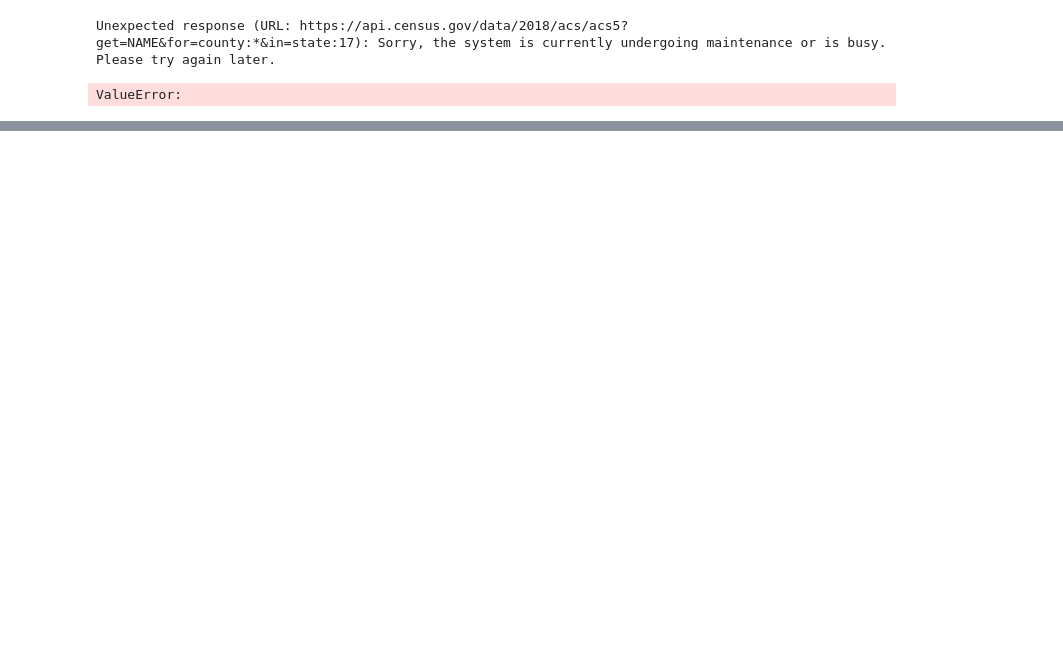
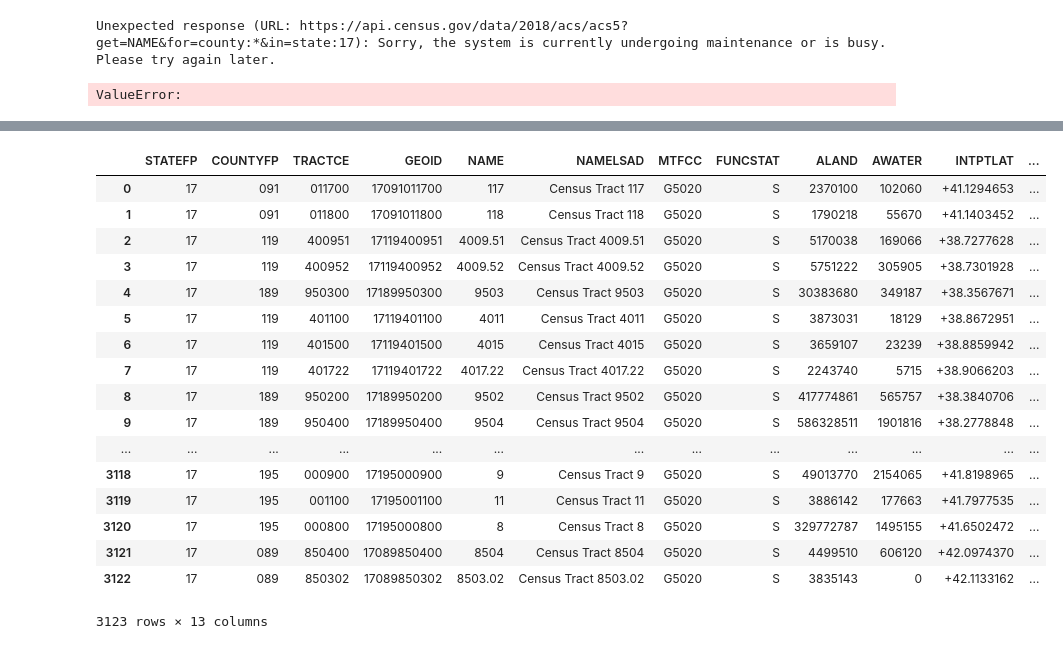
Before and after one commit to ndignazio/transit-ml, a Jupyter notebook: link_tracts.ipynb, the cells around one changed output, grey strips where cells are left out. Cells and saved outputs as stored; diff of their text form; code cells hidden in the pictures; blank space fills up the shorter version.

Commit message:
Added land area to tracts

```diff
--- a/link_tracts.ipynb
+++ b/link_tracts.ipynb
@@ -4,3 +4,7 @@ from download import acs5
 # %% [output]
 Unexpected response (URL: https://api.census.gov/data/2018/acs/acs5?get=NAME&for=county:*&in=state:17): Sorry, the system is currently undergoing maintenance or is busy.  Please try again later.
 ValueError:
+# %%
+import geopandas as gpd
+#Trying to figure out smart location database
+gpd = gpd.read_file('a00000009.gdbtable')
@@ -6,0 +40,24 @@ ValueError:
+# %%
+import geopandas as gpd
+tracts = gpd.read_file('shape_tracts/tl_2018_17_tract.shp')
+# %%
+tracts
+# %% [output]
+|  | STATEFP | COUNTYFP | TRACTCE | GEOID | NAME | NAMELSAD | MTFCC | FUNCSTAT | ALAND | AWATER | INTPTLAT | ... |
+| 0 | 17 | 091 | 011700 | 17091011700 | 117 | Census Tract 117 | G5020 | S | 2370100 | 102060 | +41.1294653 | ... |
+| 1 | 17 | 091 | 011800 | 17091011800 | 118 | Census Tract 118 | G5020 | S | 1790218 | 55670 | +41.1403452 | ... |
+| 2 | 17 | 119 | 400951 | 17119400951 | 4009.51 | Census Tract 4009.51 | G5020 | S | 5170038 | 169066 | +38.7277628 | ... |
+| 3 | 17 | 119 | 400952 | 17119400952 | 4009.52 | Census Tract 4009.52 | G5020 | S | 5751222 | 305905 | +38.7301928 | ... |
+| 4 | 17 | 189 | 950300 | 17189950300 | 9503 | Census Tract 9503 | G5020 | S | 30383680 | 349187 | +38.3567671 | ... |
+| 5 | 17 | 119 | 401100 | 17119401100 | 4011 | Census Tract 4011 | G5020 | S | 3873031 | 18129 | +38.8672951 | ... |
+| 6 | 17 | 119 | 401500 | 17119401500 | 4015 | Census Tract 4015 | G5020 | S | 3659107 | 23239 | +38.8859942 | ... |
+| 7 | 17 | 119 | 401722 | 17119401722 | 4017.22 | Census Tract 4017.22 | G5020 | S | 2243740 | 5715 | +38.9066203 | ... |
+| 8 | 17 | 189 | 950200 | 17189950200 | 9502 | Census Tract 9502 | G5020 | S | 417774861 | 565757 | +38.3840706 | ... |
+| 9 | 17 | 189 | 950400 | 17189950400 | 9504 | Census Tract 9504 | G5020 | S | 586328511 | 1901816 | +38.2778848 | ... |
+| ... | ... | ... | ... | ... | ... | ... | ... | ... | ... | ... | ... | ... |
+| 3118 | 17 | 195 | 000900 | 17195000900 | 9 | Census Tract 9 | G5020 | S | 49013770 | 2154065 | +41.8198965 | ... |
+| 3119 | 17 | 195 | 001100 | 17195001100 | 11 | Census Tract 11 | G5020 | S | 3886142 | 177663 | +41.7977535 | ... |
+| 3120 | 17 | 195 | 000800 | 17195000800 | 8 | Census Tract 8 | G5020 | S | 329772787 | 1495155 | +41.6502472 | ... |
+| 3121 | 17 | 089 | 850400 | 17089850400 | 8504 | Census Tract 8504 | G5020 | S | 4499510 | 606120 | +42.0974370 | ... |
+| 3122 | 17 | 089 | 850302 | 17089850302 | 8503.02 | Census Tract 8503.02 | G5020 | S | 3835143 | 0 | +42.1133162 | ... |
+3123 rows × 13 columns
```
Also changed, not shown: parts of 3 cells of this notebook, 1 other file.
